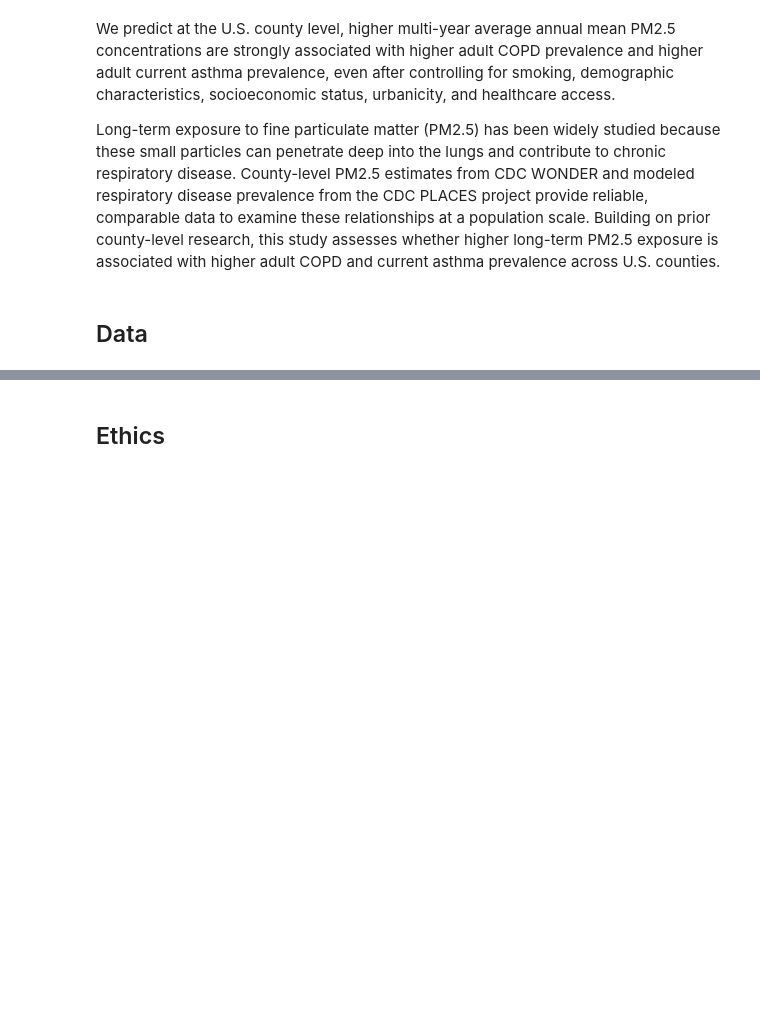
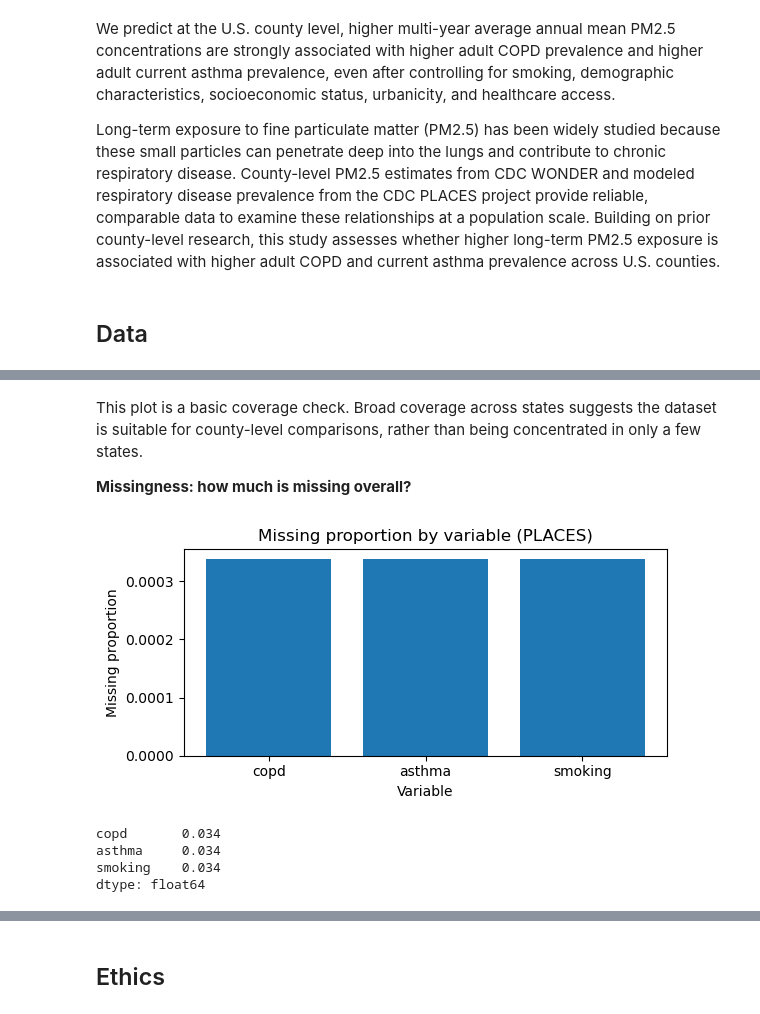
Before and after one commit to COGS108/Group142_WI26, a Jupyter notebook: 01-DataCheckpoint.ipynb, the cells around one changed output, grey strips where cells are left out. Cells and saved outputs as stored; diff of their text form; code cells hidden in the pictures; blank space fills up the shorter version.

```diff
--- a/01-DataCheckpoint.ipynb
+++ b/01-DataCheckpoint.ipynb
@@ -237,0 +239,22 @@ Please note that you can always keep adding more datasets in the future if these
+# %% [markdown]
+This plot is a basic coverage check. Broad coverage across states suggests the dataset is suitable for county-level comparisons, rather than being concentrated in only a few states.
+
+**Missingness: how much is missing overall?**
+# %%
+miss_rate = places_clean[["copd","asthma","smoking"]].isna().mean()
+
+plt.figure(figsize=(6,3))
+plt.bar(miss_rate.index, miss_rate.values)
+plt.title("Missing proportion by variable (PLACES)")
+plt.xlabel("Variable")
+plt.ylabel("Missing proportion")
+plt.tight_layout()
+plt.show()
+
+(miss_rate * 100).round(3)
+# %% [output]
+[figure, added]
+copd       0.034
+asthma     0.034
+smoking    0.034
+dtype: float64
```
Also changed, not shown: parts of 26 cells of this notebook.
